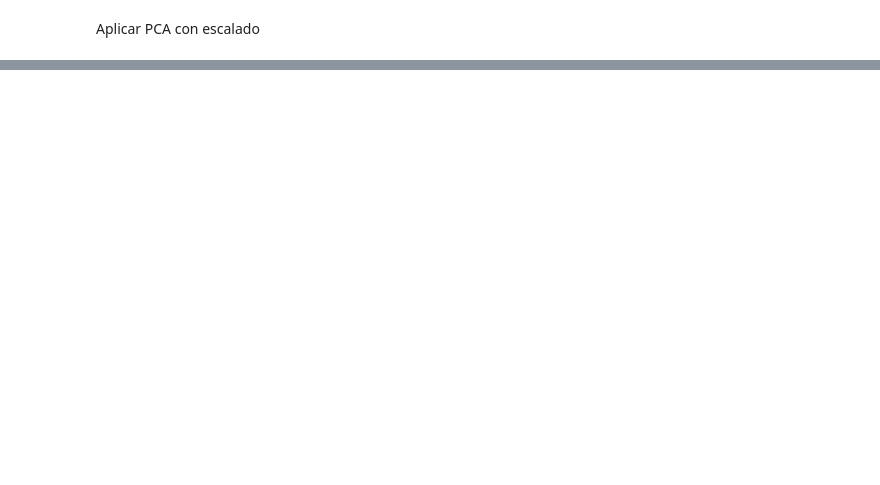
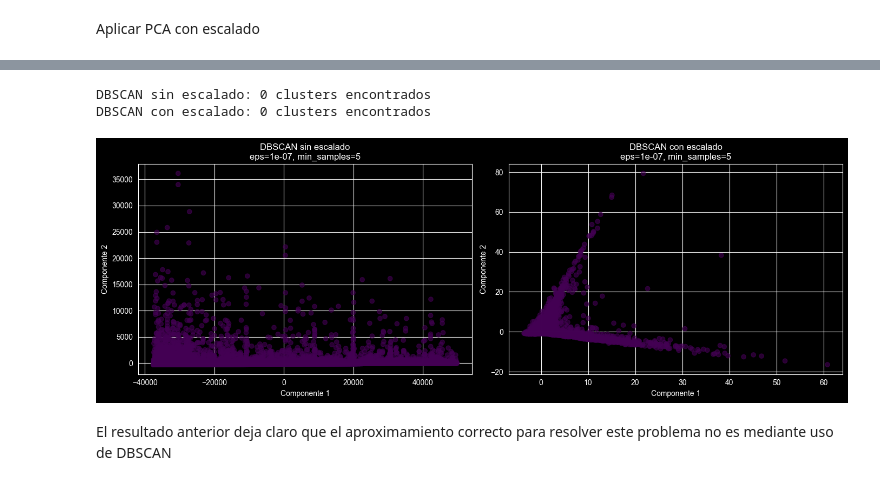
Before and after one commit to SebaSalasLvd/proyecto-mineria, a Jupyter notebook: hito-2/pregunta_4.ipynb, the cells around one changed output, grey strips where cells are left out. Cells and saved outputs as stored; diff of their text form; code cells hidden in the pictures; blank space fills up the shorter version.

```diff
--- a/hito-2/pregunta_4.ipynb
+++ b/hito-2/pregunta_4.ipynb
@@ -251,0 +294,28 @@ plt.show()
+# %%
+def plot_dbscan(X_pca_data, title, ax, eps, min_samples=5):
+    dbscan = DBSCAN(eps=eps, min_samples=min_samples)
+    labels = dbscan.fit_predict(X_pca_data)
+
+    # Calcular número de clusters
+    n_clusters = len(set(labels)) - (1 if -1 in labels else 0)
+    print(f"{title}: {n_clusters} clusters encontrados")
+
+    scatter = ax.scatter(X_pca_data[:, 0], X_pca_data[:, 1], c=labels, cmap='viridis', alpha=0.6)
+    ax.set_title(f"{title}\neps={eps}, min_samples={min_samples}")
+    ax.set_xlabel('Componente 1')
+    ax.set_ylabel('Componente 2')
+
+eps_unscaled = 0.0000001
+eps_scaled = 0.0000001
+
+fig, axes = plt.subplots(1, 2, figsize=(14, 5))
+plot_dbscan(X_pca, 'DBSCAN sin escalado', axes[0], eps=eps_unscaled)
+plot_dbscan(X_pca_scaled, 'DBSCAN con escalado', axes[1], eps=eps_scaled)
+plt.tight_layout()
+plt.show()
+# %% [output]
+DBSCAN sin escalado: 0 clusters encontrados
+DBSCAN con escalado: 0 clusters encontrados
+[figure, added]
+# %% [markdown]
+El resultado anterior deja claro que el aproximamiento correcto para resolver este problema no es mediante uso de DBSCAN
```
Also changed, not shown: parts of 10 cells of this notebook.
